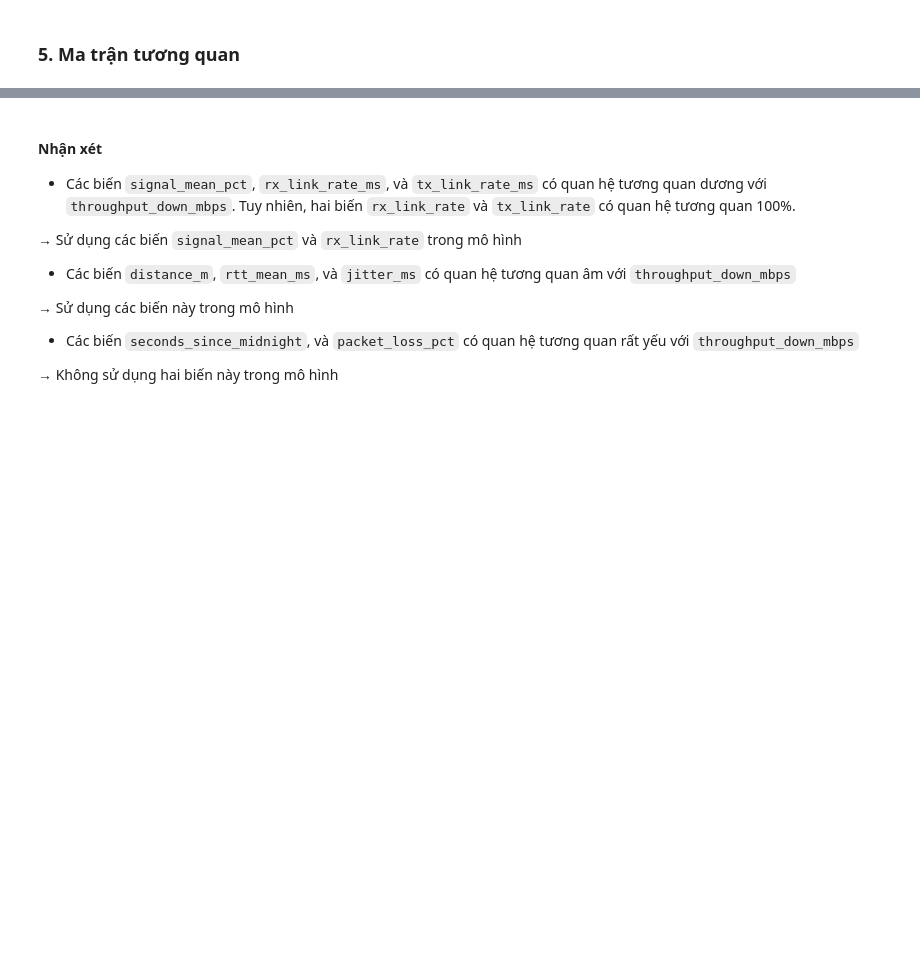
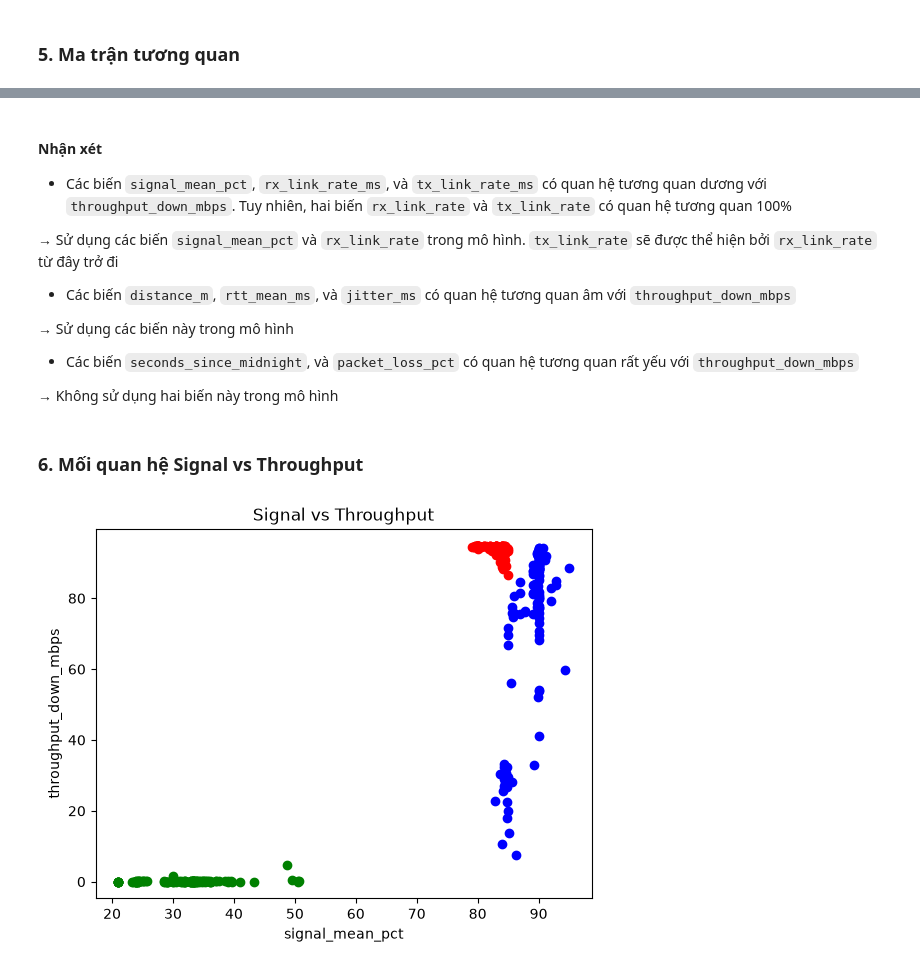
Before and after one commit to HaPham727/wifi-quality-ml, a Jupyter notebook: notebooks/02_eda.ipynb, the cells around one changed output, grey strips where cells are left out. Drawn from its saved outputs; the diff is of its cells as text; code cells hidden in the pictures; blank space fills up the shorter version.

```diff
--- a/notebooks/02_eda.ipynb
+++ b/notebooks/02_eda.ipynb
@@ -148,11 +159,31 @@ plt.show()
 # %% [markdown]
 #### Nhận xét
-- Các biến `signal_mean_pct`, `rx_link_rate_ms`, và `tx_link_rate_ms` có quan hệ tương quan dương với `throughput_down_mbps`. Tuy nhiên, hai biến `rx_link_rate` và `tx_link_rate` có quan hệ tương quan 100%.
+- Các biến `signal_mean_pct`, `rx_link_rate_ms`, và `tx_link_rate_ms` có quan hệ tương quan dương với `throughput_down_mbps`. Tuy nhiên, hai biến `rx_link_rate` và `tx_link_rate` có quan hệ tương quan 100%
 
-→ Sử dụng các biến `signal_mean_pct` và `rx_link_rate` trong mô hình
+→ Sử dụng các biến `signal_mean_pct` và `rx_link_rate` trong mô hình. `tx_link_rate` sẽ được thể hiện bởi `rx_link_rate` từ đây trở đi
 - Các biến `distance_m`, `rtt_mean_ms`, và `jitter_ms` có quan hệ tương quan âm với `throughput_down_mbps`
 
 → Sử dụng các biến này trong mô hình
 - Các biến `seconds_since_midnight`, và `packet_loss_pct` có quan hệ tương quan rất yếu với `throughput_down_mbps`
 
 → Không sử dụng hai biến này trong mô hình
+# %% [markdown]
+### 6. Mối quan hệ Signal vs Throughput
+# %%
+l1_X_signal_mean = l1_data[['signal_mean_pct']]
+l2_X_signal_mean = l2_data[['signal_mean_pct']]
+l3_X_signal_mean = l3_data[['signal_mean_pct']]
+
+plt.figure(0)
+plt.title("Signal vs Throughput")
+plt.xlabel("signal_mean_pct")
+plt.ylabel("throughput_down_mbps")
+
+plt.scatter(l1_X_signal_mean, l1_y, c='red')
+plt.scatter(l2_X_signal_mean, l2_y, c='green')
+plt.scatter(l3_X_signal_mean, l3_y, c='blue')
+
+plt.savefig("../media/02_06.png", dpi=300, bbox_inches='tight')
+plt.show()
+# %% [output]
+[figure, added]
```
Also changed, not shown: parts of 20 cells of this notebook, 14 other files.
